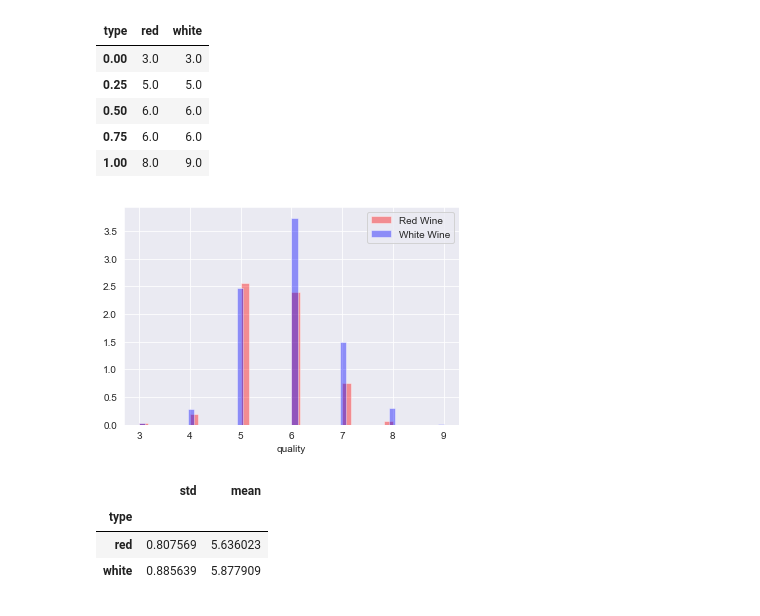
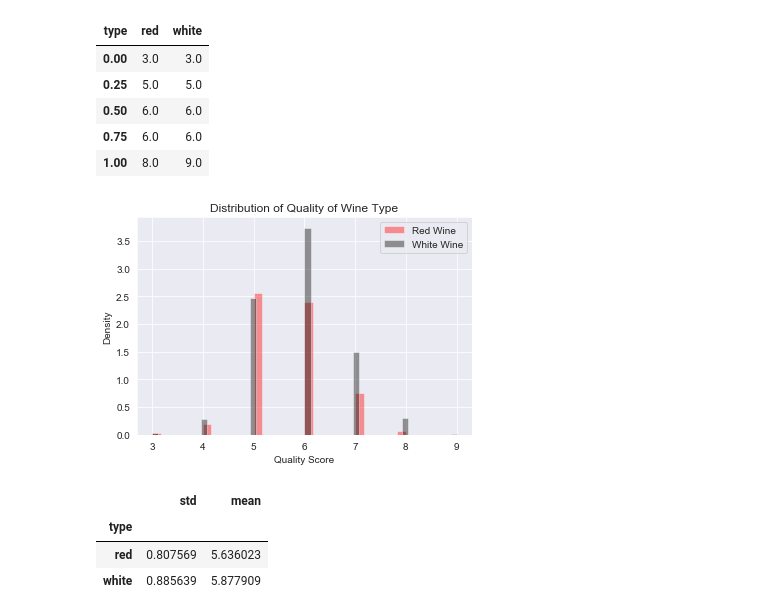
Before and after one commit to tohooni/DeepRunning, a Jupyter notebook: 7.예측모델 만들기 1.ipynb, the cells around one changed output. Drawn from its saved outputs; the diff is of its cells as text; code cells hidden in the pictures.

```diff
--- a/7.예측모델 만들기 1.ipynb
+++ b/7.예측모델 만들기 1.ipynb
@@ -101,18 +126,26 @@ wine.groupby("type")["quality"].quantile([0, 0.25, 0.5, 0.75, 1]).unstack("type"
 # %%
 # 와인 종류별 품질의 분포
 
 red_q   = wine.loc[wine["type"]=="red", "quality"]
 white_q = wine.loc[wine["type"]=="white", "quality"]
 
 import seaborn as sns
 sns.set_style("darkgrid")
 # 분포 플롯 그리기
+# sns.distplot(red_q, norm_hist=True, kde=True, color="red", label="Red Wine")
 sns.distplot(red_q, norm_hist=True, kde=False, color="red", label="Red Wine")
-sns.distplot(white_q, norm_hist=True, kde=False, color="blue", label="White Wine")
+# sns.distplot(red_q, norm_hist=False, kde=True, color="red", label="Red Wine")
+# sns.distplot(red_q, norm_hist=False, kde=False, color="red", label="Red Wine")
+
+sns.distplot(white_q, norm_hist=True, kde=False, color="black", label="White Wine")
+
 
 import matplotlib.pyplot as plt
+plt.title("Distribution of Quality of Wine Type")
+plt.xlabel("Quality Score")
+plt.ylabel("Density")
 plt.legend();
 # %% [output]
-[figure, old version]
+[figure, new version]
 # %%
 # 와인 종류별 품질 차이의 통계적 유의성 검정
```
Also changed, not shown: parts of 31 cells of this notebook, 1 other file.
